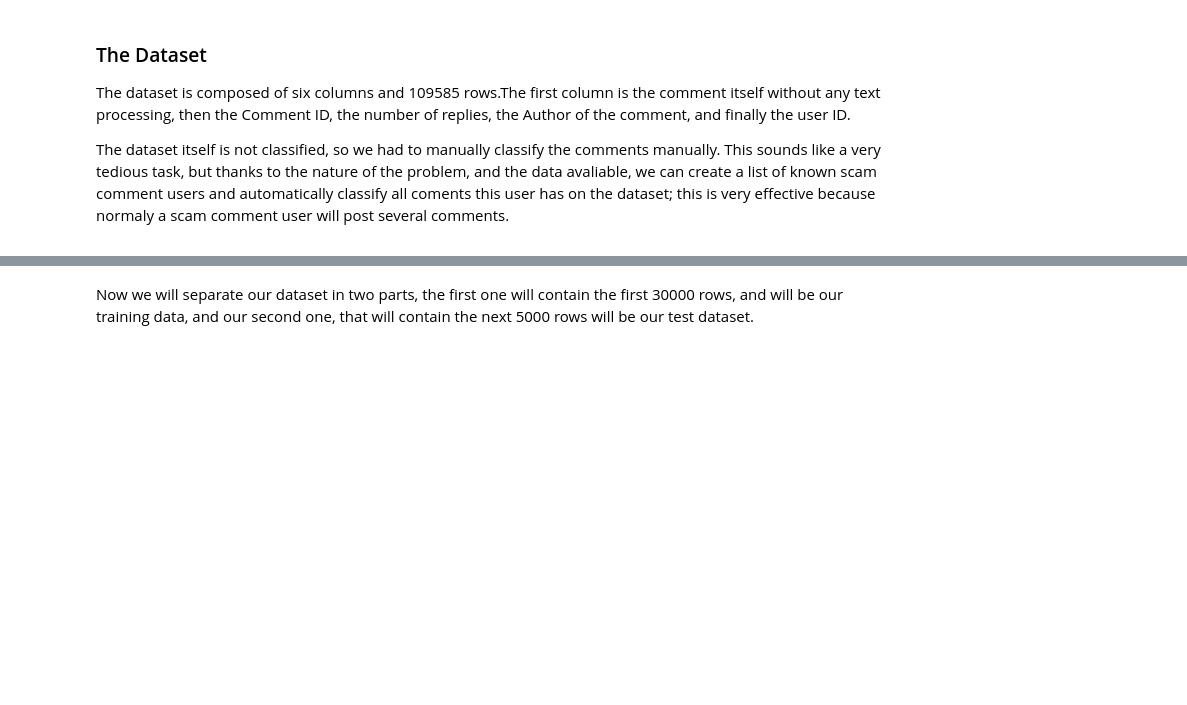
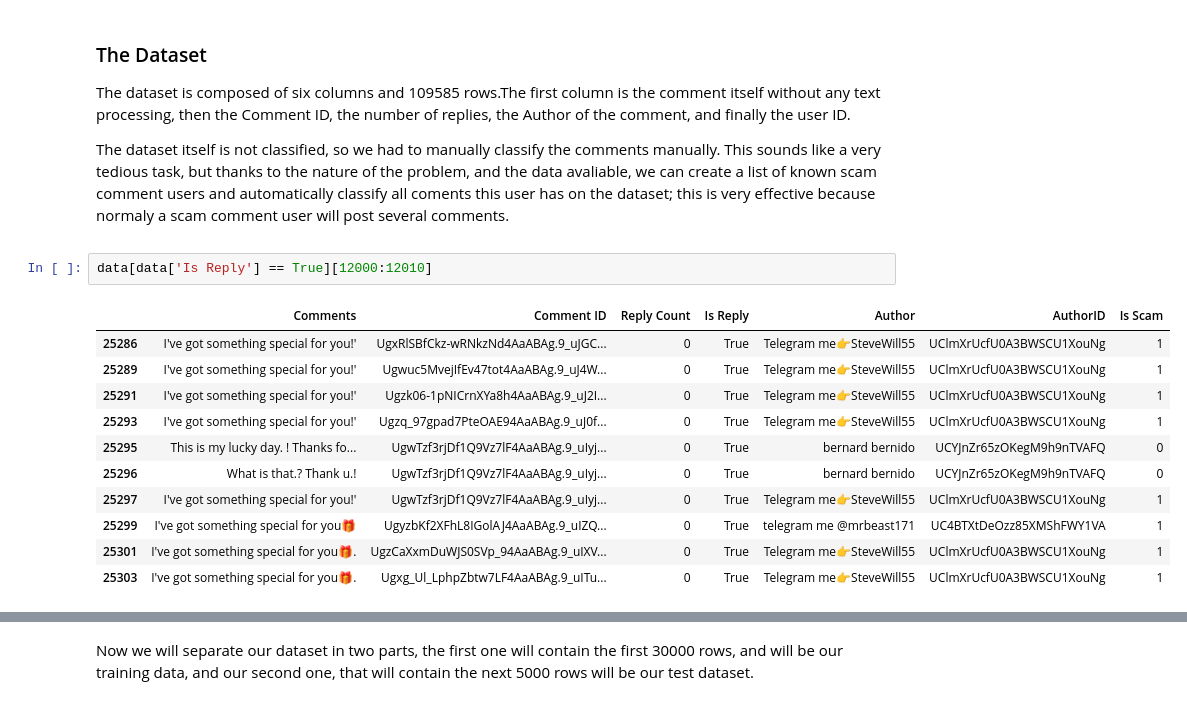
Before and after one commit to Pristzilla/HackUPCTeamRocket, a Jupyter notebook: Classification.ipynb, the cells around one changed output, grey strips where cells are left out. Drawn from its saved outputs; the diff is of its cells as text; blank space fills up the shorter version.

```diff
--- a/Classification.ipynb
+++ b/Classification.ipynb
@@ -136,6 +136,20 @@ The dataset is composed of six columns and 109585 rows.The first column is the c
 
 The dataset itself is not classified, so we had to manually classify the comments manually. This sounds like a very tedious task, but thanks to the nature of the problem, and the data avaliable, we can create a list of known scam comment users and automatically classify all coments this user has on the dataset; this is very effective because normaly a scam comment user will post several comments.
 </p>
+# %%
+data[data['Is Reply'] == True][12000:12010]
+# %% [output]
+|  | Comments | Comment ID | Reply Count | Is Reply | Author | AuthorID | Is Scam |
+| 25286 | I've got something special for you!' | UgxRlSBfCkz-wRNkzNd4AaABAg.9_uJGC... | 0 | True | Telegram me👉SteveWill55 | UClmXrUcfU0A3BWSCU1XouNg | 1 |
+| 25289 | I've got something special for you!' | Ugwuc5MvejIfEv47tot4AaABAg.9_uJ4W... | 0 | True | Telegram me👉SteveWill55 | UClmXrUcfU0A3BWSCU1XouNg | 1 |
+| 25291 | I've got something special for you!' | Ugzk06-1pNICrnXYa8h4AaABAg.9_uJ2I... | 0 | True | Telegram me👉SteveWill55 | UClmXrUcfU0A3BWSCU1XouNg | 1 |
+| 25293 | I've got something special for you!' | Ugzq_97gpad7PteOAE94AaABAg.9_uJ0f... | 0 | True | Telegram me👉SteveWill55 | UClmXrUcfU0A3BWSCU1XouNg | 1 |
+| 25295 | This is my lucky day. ! Thanks fo... | UgwTzf3rjDf1Q9Vz7lF4AaABAg.9_uIyj... | 0 | True | bernard bernido | UCYJnZr65zOKegM9h9nTVAFQ | 0 |
+| 25296 | What is that.? Thank u.! | UgwTzf3rjDf1Q9Vz7lF4AaABAg.9_uIyj... | 0 | True | bernard bernido | UCYJnZr65zOKegM9h9nTVAFQ | 0 |
+| 25297 | I've got something special for you!' | UgwTzf3rjDf1Q9Vz7lF4AaABAg.9_uIyj... | 0 | True | Telegram me👉SteveWill55 | UClmXrUcfU0A3BWSCU1XouNg | 1 |
+| 25299 | I've got something special for you🎁 | UgyzbKf2XFhL8IGolAJ4AaABAg.9_uIZQ... | 0 | True | telegram me @mrbeast171 | UC4BTXtDeOzz85XMShFWY1VA | 1 |
+| 25301 | I've got something special for you🎁. | UgzCaXxmDuWJS0SVp_94AaABAg.9_uIXV... | 0 | True | Telegram me👉SteveWill55 | UClmXrUcfU0A3BWSCU1XouNg | 1 |
+| 25303 | I've got something special for you🎁. | Ugxg_Ul_LphpZbtw7LF4AaABAg.9_uITu... | 0 | True | Telegram me👉SteveWill55 | UClmXrUcfU0A3BWSCU1XouNg | 1 |
 # %%
 scamChannels = ['UCwgMHGG8IDcYjjSXtYbE9rQ', 'UC8Oy99fOvCjHfbvTImDXpkg',
 'UCswOElw6g7pEeAA5Mu15p3Q', 'UCIknJ8HTOMLSfIAmtsm84vA', 'UCsXIMkerN0ofYQVIvNWr7Dg', 'UC5iFMKp-Tuf2RX8wTDIA00w',
```
Also changed, not shown: parts of 2 cells of this notebook, 4 other files.
